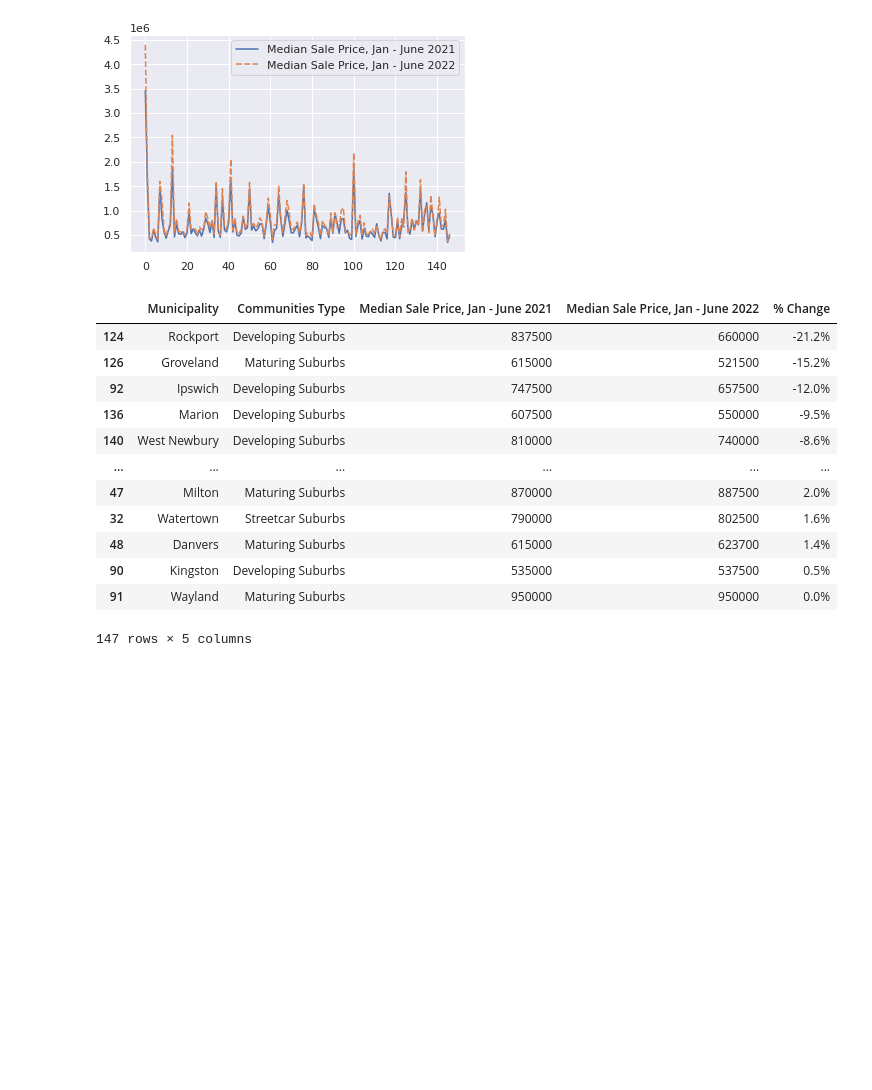
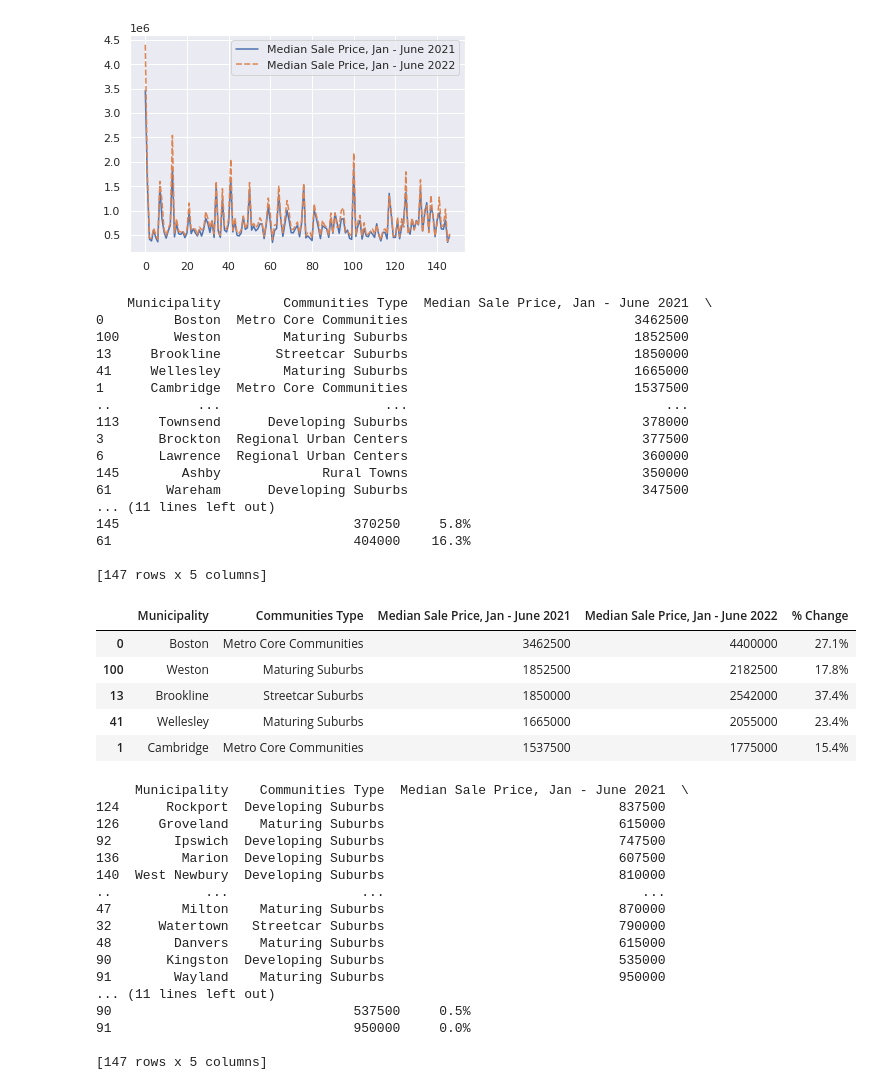
Before and after one commit to josamontiel/data-analysis, a Jupyter notebook: boston-median-home-prices-2021-2022.ipynb, the cells around one changed output. Drawn from its saved outputs; the diff is of its cells as text; code cells hidden in the pictures; blank space fills up the shorter version.

Commit message:
started refineing my sorting

```diff
--- a/boston-median-home-prices-2021-2022.ipynb
+++ b/boston-median-home-prices-2021-2022.ipynb
@@ -91,20 +95,53 @@ sns.lineplot(data=single_family_data)
 # %% [output]
 <matplotlib.axes._subplots.AxesSubplot at 0x...>
 [figure]
+# %%
+single_family_start_price = single_family_data.sort_values(by="Median Sale Price, Jan - June 2021", ascending=False)
+print(single_family_start_price)
+single_family_start_price.head()
+# %% [output]
+    Municipality        Communities Type  Median Sale Price, Jan - June 2021  \
+0         Boston  Metro Core Communities                             3462500
+100       Weston        Maturing Suburbs                             1852500
+13     Brookline       Streetcar Suburbs                             1850000
+41     Wellesley        Maturing Suburbs                             1665000
+1      Cambridge  Metro Core Communities                             1537500
+..           ...                     ...                                 ...
+113     Townsend      Developing Suburbs                              378000
+3       Brockton  Regional Urban Centers                              377500
+6       Lawrence  Regional Urban Centers                              360000
+145        Ashby             Rural Towns                              350000
+61       Wareham      Developing Suburbs                              347500
+... (11 lines left out)
+145                              370250     5.8%
+61                               404000    16.3%
+
+[147 rows x 5 columns]
+|  | Municipality | Communities Type | Median Sale Price, Jan - June 2021 | Median Sale Price, Jan - June 2022 | % Change |
+| 0 | Boston | Metro Core Communities | 3462500 | 4400000 | 27.1% |
+| 100 | Weston | Maturing Suburbs | 1852500 | 2182500 | 17.8% |
+| 13 | Brookline | Streetcar Suburbs | 1850000 | 2542000 | 37.4% |
+| 41 | Wellesley | Maturing Suburbs | 1665000 | 2055000 | 23.4% |
+| 1 | Cambridge | Metro Core Communities | 1537500 | 1775000 | 15.4% |
 # %%
 # Using the natsort library I am able to naturally sort the values I would like
-single_family_data.sort_values(by="% Change", ascending=False, key=lambda x: np.argsort(index_natsorted(single_family_data["% Change"])))
+sorted_single_family_data = single_family_data.sort_values(by="% Change", ascending=False, key=lambda x: np.argsort(index_natsorted(single_family_data["% Change"])))
+print(sorted_single_family_data)
 # %% [output]
-|  | Municipality | Communities Type | Median Sale Price, Jan - June 2021 | Median Sale Price, Jan - June 2022 | % Change |
-| 124 | Rockport | Developing Suburbs | 837500 | 660000 | -21.2% |
-| 126 | Groveland | Maturing Suburbs | 615000 | 521500 | -15.2% |
-| 92 | Ipswich | Developing Suburbs | 747500 | 657500 | -12.0% |
-| 136 | Marion | Developing Suburbs | 607500 | 550000 | -9.5% |
-| 140 | West Newbury | Developing Suburbs | 810000 | 740000 | -8.6% |
-| ... | ... | ... | ... | ... | ... |
-| 47 | Milton | Maturing Suburbs | 870000 | 887500 | 2.0% |
-| 32 | Watertown | Streetcar Suburbs | 790000 | 802500 | 1.6% |
-| 48 | Danvers | Maturing Suburbs | 615000 | 623700 | 1.4% |
-| 90 | Kingston | Developing Suburbs | 535000 | 537500 | 0.5% |
-| 91 | Wayland | Maturing Suburbs | 950000 | 950000 | 0.0% |
-147 rows × 5 columns
+     Municipality    Communities Type  Median Sale Price, Jan - June 2021  \
+124      Rockport  Developing Suburbs                              837500
+126     Groveland    Maturing Suburbs                              615000
+92        Ipswich  Developing Suburbs                              747500
+136        Marion  Developing Suburbs                              607500
+140  West Newbury  Developing Suburbs                              810000
+..            ...                 ...                                 ...
+47         Milton    Maturing Suburbs                              870000
+32      Watertown   Streetcar Suburbs                              790000
+48        Danvers    Maturing Suburbs                              615000
+90       Kingston  Developing Suburbs                              535000
+91        Wayland    Maturing Suburbs                              950000
+... (11 lines left out)
+90                               537500     0.5%
+91                               950000     0.0%
+
+[147 rows x 5 columns]
```
Also changed, not shown: parts of 3 cells of this notebook.
